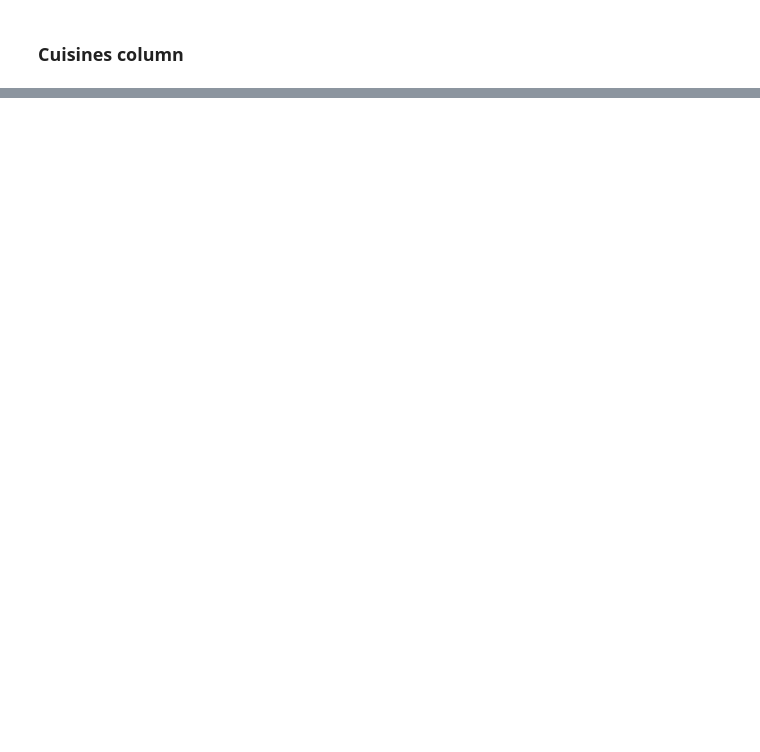
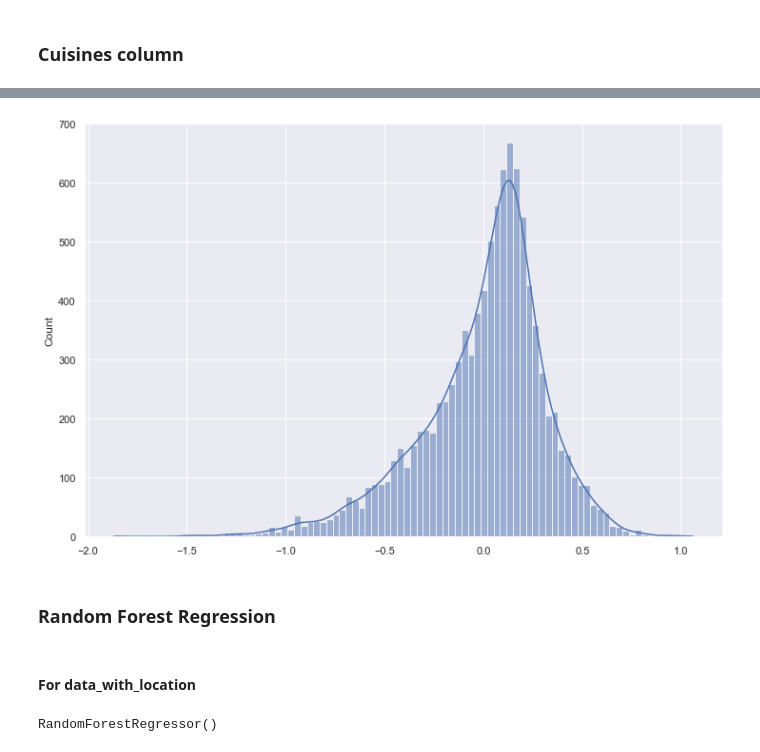
Before and after one commit to Samirsaiyed/restaurant_rating_prediction, a Jupyter notebook: restaurant_rating_prediction.ipynb, the cells around one changed output, grey strips where cells are left out. Saved outputs shown, nothing was run; the diff lists cells and outputs as text; code cells hidden in the pictures; blank space fills up the shorter version.

```diff
--- a/restaurant_rating_prediction.ipynb
+++ b/restaurant_rating_prediction.ipynb
@@ -642,0 +823,2 @@ df1.head()
+# %%
+X2_train, X2_test, Y2_train, Y2_test = train_test_split(x2, y2, test_size=0.2, random_state=45)
@@ -642,0 +877,3 @@ df1.head()
+# %%
+Y_lr2 = lr2.predict(X2_test)
+Y_lr2[:100]
@@ -642,0 +901,15 @@ df1.head()
+# %%
+plt.figure(figsize=(12,8))
+sns.histplot(Y2_test - Y_lr2, kde=True)
+plt.show()
+# %% [output]
+[figure, added]
+# %% [markdown]
+### Random Forest Regression
+# %% [markdown]
+#### For data_with_location
+# %%
+rf = RandomForestRegressor()
+rf.fit(X1_train, Y1_train)
+# %% [output]
+RandomForestRegressor()
```
Also changed, not shown: parts of 67 cells of this notebook.
